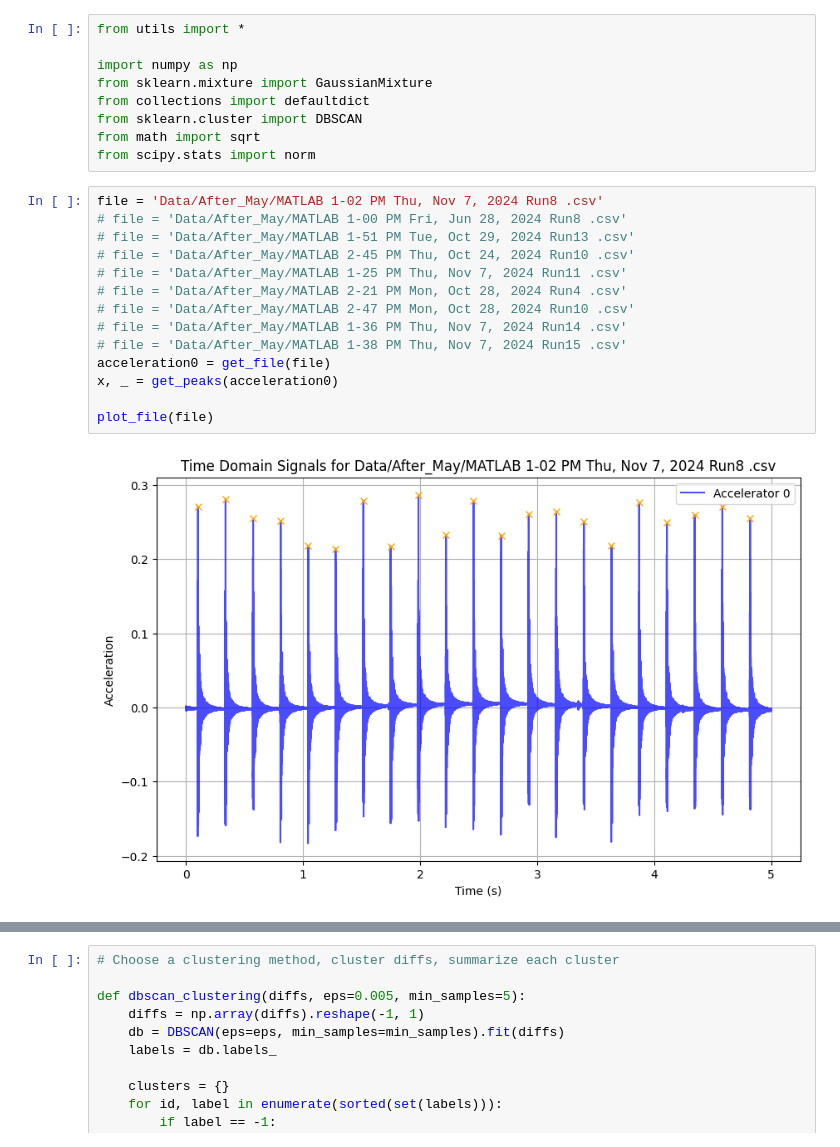
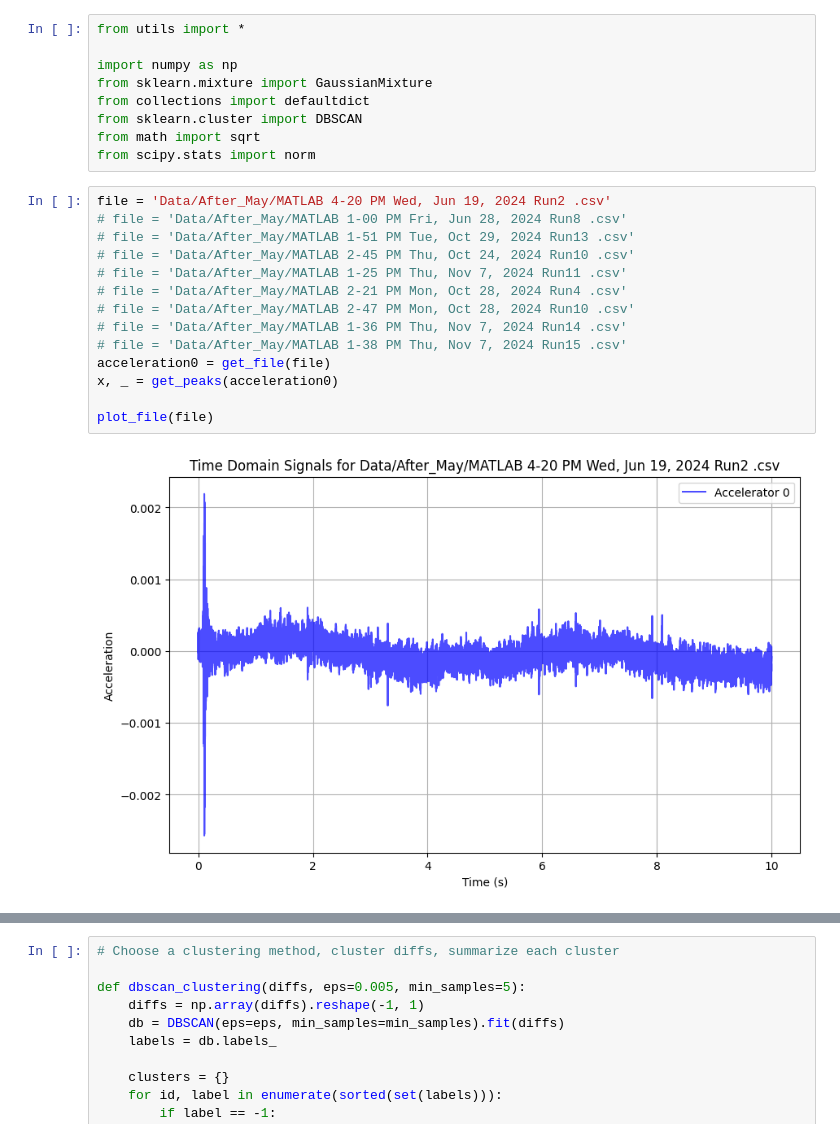
Before and after one commit to lamkin1/Acoustic-Space-Boiling, a Jupyter notebook: MultipleBoilings.ipynb, the cells around one changed output, grey strips where cells are left out. Drawn from its saved outputs; the diff is of its cells as text.

```diff
--- a/MultipleBoilings.ipynb
+++ b/MultipleBoilings.ipynb
@@ -8,21 +8,21 @@ from sklearn.cluster import DBSCAN
 from math import sqrt
 from scipy.stats import norm
 # %%
-file = 'Data/After_May/MATLAB 1-02 PM Thu, Nov 7, 2024 Run8 .csv'
+file = 'Data/After_May/MATLAB 4-20 PM Wed, Jun 19, 2024 Run2 .csv'
 # file = 'Data/After_May/MATLAB 1-00 PM Fri, Jun 28, 2024 Run8 .csv'
 # file = 'Data/After_May/MATLAB 1-51 PM Tue, Oct 29, 2024 Run13 .csv'
 # file = 'Data/After_May/MATLAB 2-45 PM Thu, Oct 24, 2024 Run10 .csv'
 # file = 'Data/After_May/MATLAB 1-25 PM Thu, Nov 7, 2024 Run11 .csv'
 # file = 'Data/After_May/MATLAB 2-21 PM Mon, Oct 28, 2024 Run4 .csv'
 # file = 'Data/After_May/MATLAB 2-47 PM Mon, Oct 28, 2024 Run10 .csv'
 # file = 'Data/After_May/MATLAB 1-36 PM Thu, Nov 7, 2024 Run14 .csv'
 # file = 'Data/After_May/MATLAB 1-38 PM Thu, Nov 7, 2024 Run15 .csv'
 acceleration0 = get_file(file)
 x, _ = get_peaks(acceleration0)
 
 plot_file(file)
 # %% [output]
-[figure, old version]
+[figure, new version]
 # %%
 # Calculate all time differences (at most max_diff apart)
 
```
Also changed, not shown: parts of 3 cells of this notebook, 3 other files.
